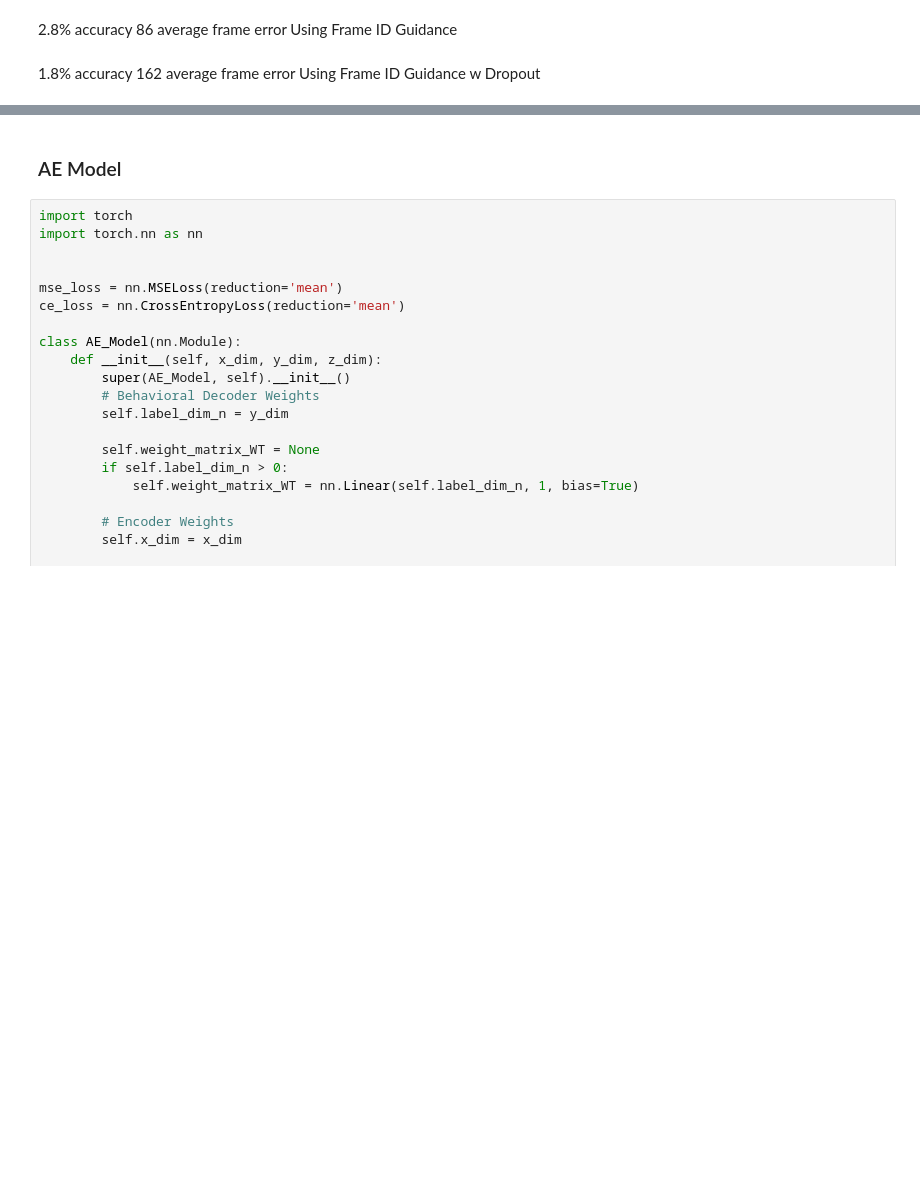
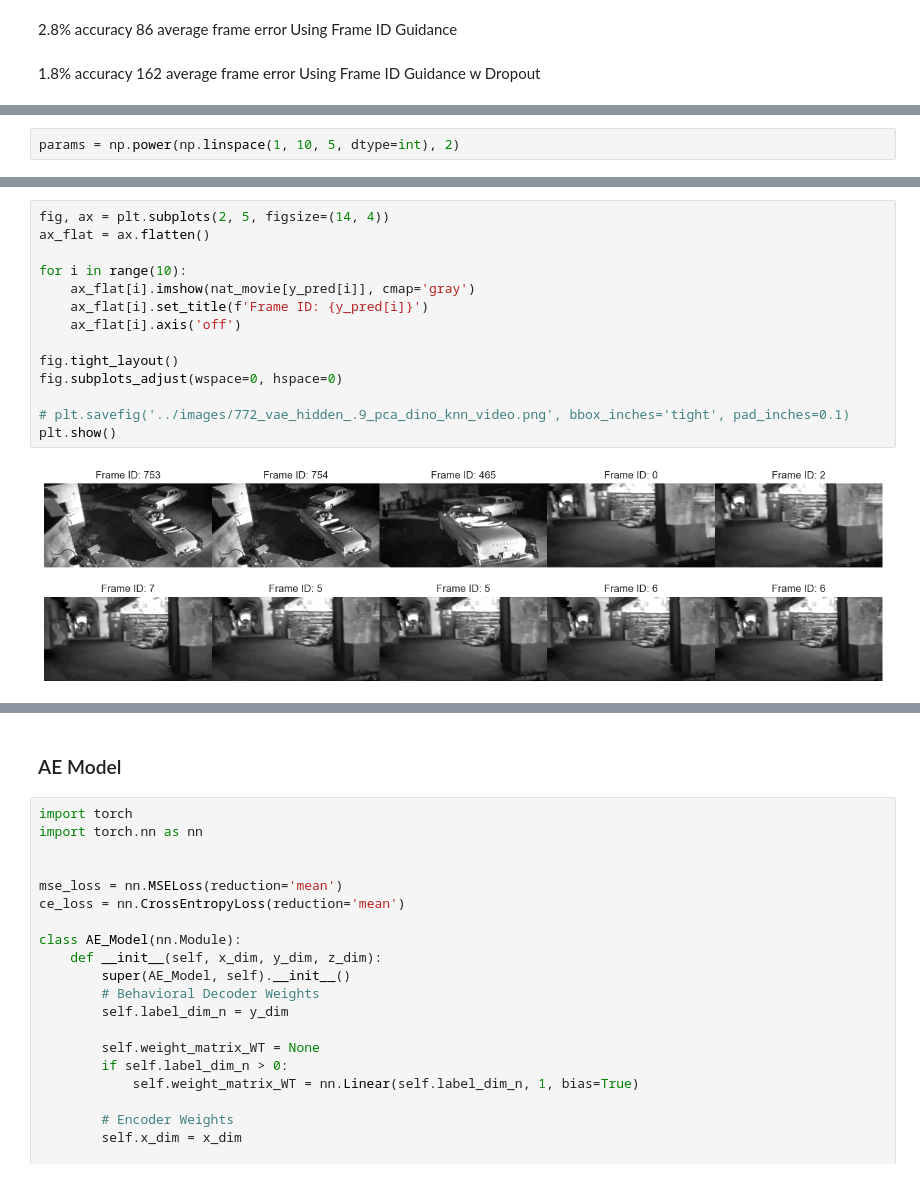
Before and after one commit to josephyu11600/ML-Neural-Data, a Jupyter notebook: Project/notebooks/cebra_analysis.ipynb, the cells around one changed output, grey strips where cells are left out. Saved outputs shown, nothing was run; the diff lists cells and outputs as text; blank space fills up the shorter version.

```diff
--- a/Project/notebooks/cebra_analysis.ipynb
+++ b/Project/notebooks/cebra_analysis.ipynb
@@ -1078 +1103,3 @@ accuracy, mae
+# %%
+params = np.power(np.linspace(1, 10, 5, dtype=int), 2)
 # %%
@@ -1092,0 +1145,16 @@ generate_video_from_np(y_pred, 'vae_hidden_.9_pca_dino_logistic_reg_video')
+# %%
+fig, ax = plt.subplots(2, 5, figsize=(14, 4))
+ax_flat = ax.flatten()
+
+for i in range(10):
+    ax_flat[i].imshow(nat_movie[y_pred[i]], cmap='gray')
+    ax_flat[i].set_title(f'Frame ID: {y_pred[i]}')
+    ax_flat[i].axis('off')
+
+fig.tight_layout()
+fig.subplots_adjust(wspace=0, hspace=0)
+
+# plt.savefig('../images/772_vae_hidden_.9_pca_dino_knn_video.png', bbox_inches='tight', pad_inches=0.1)
+plt.show()
+# %% [output]
+[figure, added]
```
Also changed, not shown: parts of 25 cells of this notebook, 27 other files.
